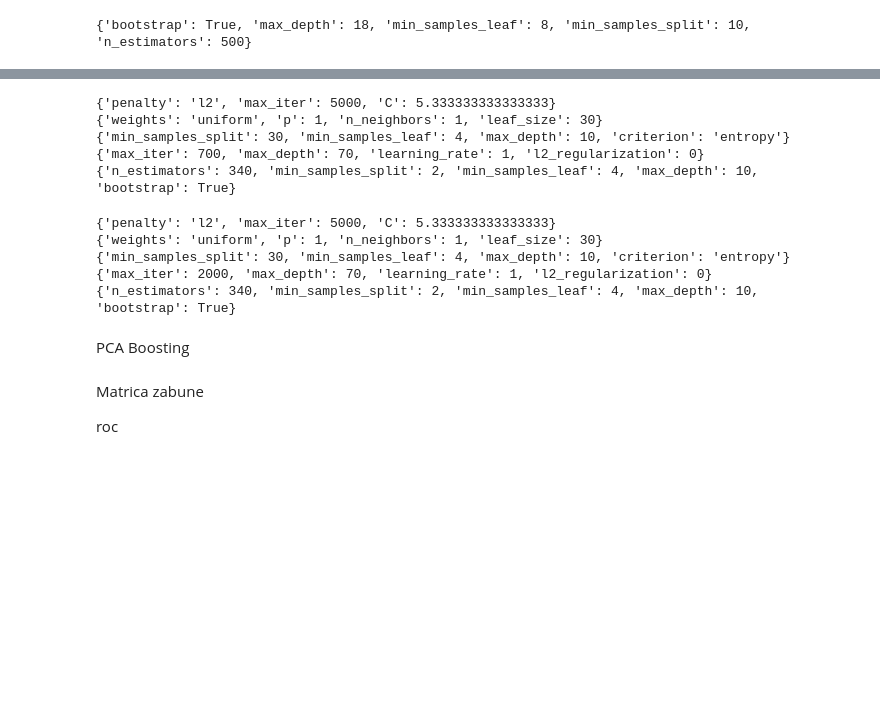
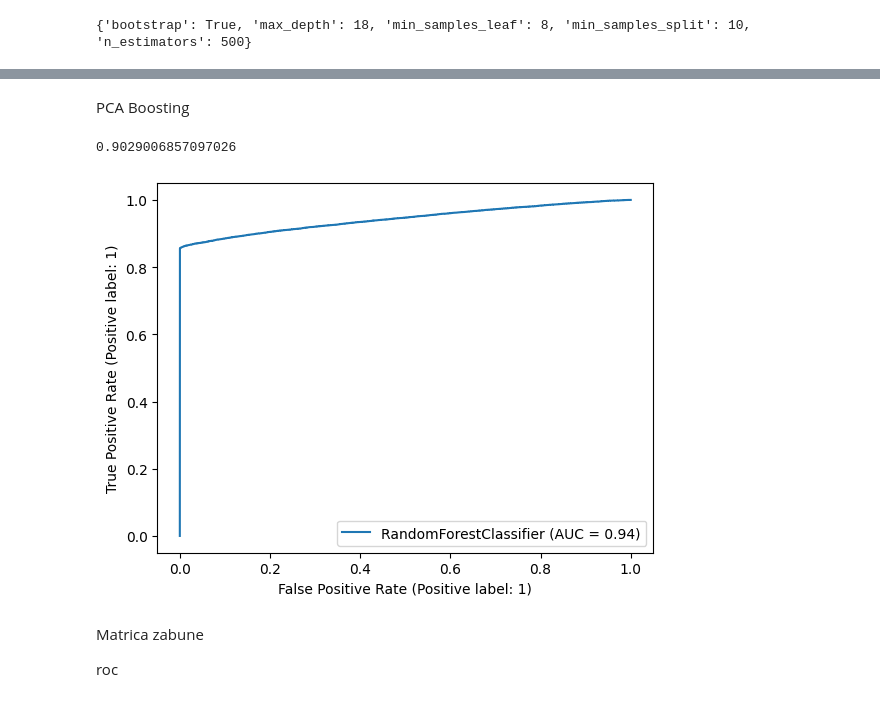
Before and after one commit to mjovanovic9999/ML, a Jupyter notebook: I/notebook/main.ipynb, the cells around one changed output, grey strips where cells are left out. Cells and saved outputs as stored; diff of their text form; code cells hidden in the pictures; blank space fills up the shorter version.

```diff
--- a/I/notebook/main.ipynb
+++ b/I/notebook/main.ipynb
@@ -1448,33 +1346,30 @@ Fitting 2 folds for each of 10 candidates, totalling 20 fits
-# %%
-for i in range(0,5):
-    print(sc_final1.iloc[i]['best_params'])
-# %% [output]
-{'penalty': 'l2', 'max_iter': 5000, 'C': 5.333333333333333}
-{'weights': 'uniform', 'p': 1, 'n_neighbors': 1, 'leaf_size': 30}
-{'min_samples_split': 30, 'min_samples_leaf': 4, 'max_depth': 10, 'criterion': 'entropy'}
-{'max_iter': 700, 'max_depth': 70, 'learning_rate': 1, 'l2_regularization': 0}
-{'n_estimators': 340, 'min_samples_split': 2, 'min_samples_leaf': 4, 'max_depth': 10, 'bootstrap': True}
-# %%
-for i in range(0,5):
-    print(sc_final2.iloc[i]['best_params'])
-# %% [output]
-{'penalty': 'l2', 'max_iter': 5000, 'C': 5.333333333333333}
-{'weights': 'uniform', 'p': 1, 'n_neighbors': 1, 'leaf_size': 30}
-{'min_samples_split': 30, 'min_samples_leaf': 4, 'max_depth': 10, 'criterion': 'entropy'}
-{'max_iter': 2000, 'max_depth': 70, 'learning_rate': 1, 'l2_regularization': 0}
-{'n_estimators': 340, 'min_samples_split': 2, 'min_samples_leaf': 4, 'max_depth': 10, 'bootstrap': True}
 # %% [markdown]
 PCA Boosting
 # %%
-#TODO promeni na 3 najbolja iz prethodni gridSearch
 clf = VotingClassifier(estimators=[
-    ('rf',RandomForestClassifier(n_estimators=10)),
-    ('dt',DecisionTreeClassifier(max_depth=50, criterion='gini')),
-    ('hgb',HistGradientBoostingClassifier(max_iter=100,max_depth=50,learning_rate=0.4,l2_regularization=1.5))], voting='hard')
+    ('rf',RandomForestClassifier(n_estimators=350, min_samples_split=2,min_samples_leaf=4,max_depth=10)),
+    ('dt',DecisionTreeClassifier(max_depth=10, criterion='entropy',min_samples_split=30,min_samples_leaf=4)),
+    ('lr',LogisticRegression(solver='saga',penalty='l2',max_iter=5000,C=5))], voting='hard')
 
 grid = GridSearchCV(clf,{},cv=3,scoring='f1')
 grid.fit(df_pca2_lasso.drop(columns=['readmitted']).values, df_pca2_lasso['readmitted'].values)
 grid.best_score_
+#90min ~0.903
+# %% [output]
+0.9029006857097026
+# %%
+X=df_pca2_lasso.drop(columns=['readmitted']).values
+y=df_pca2_lasso['readmitted'].values
+X_train, X_test, y_train, y_test = train_test_split(
+    X, y, random_state=0)
+clasif = RandomForestClassifier(n_estimators=350, min_samples_split=2,min_samples_leaf=4,max_depth=10).fit(X_train,y_train)
+
+RocCurveDisplay.from_estimator(
+   clasif, X_test, y_test)
+
+plt.show()
+# %% [output]
+[figure, added]
 # %% [markdown]
 Matrica zabune
 
```
Also changed, not shown: parts of 6 cells of this notebook, 1 other file.
